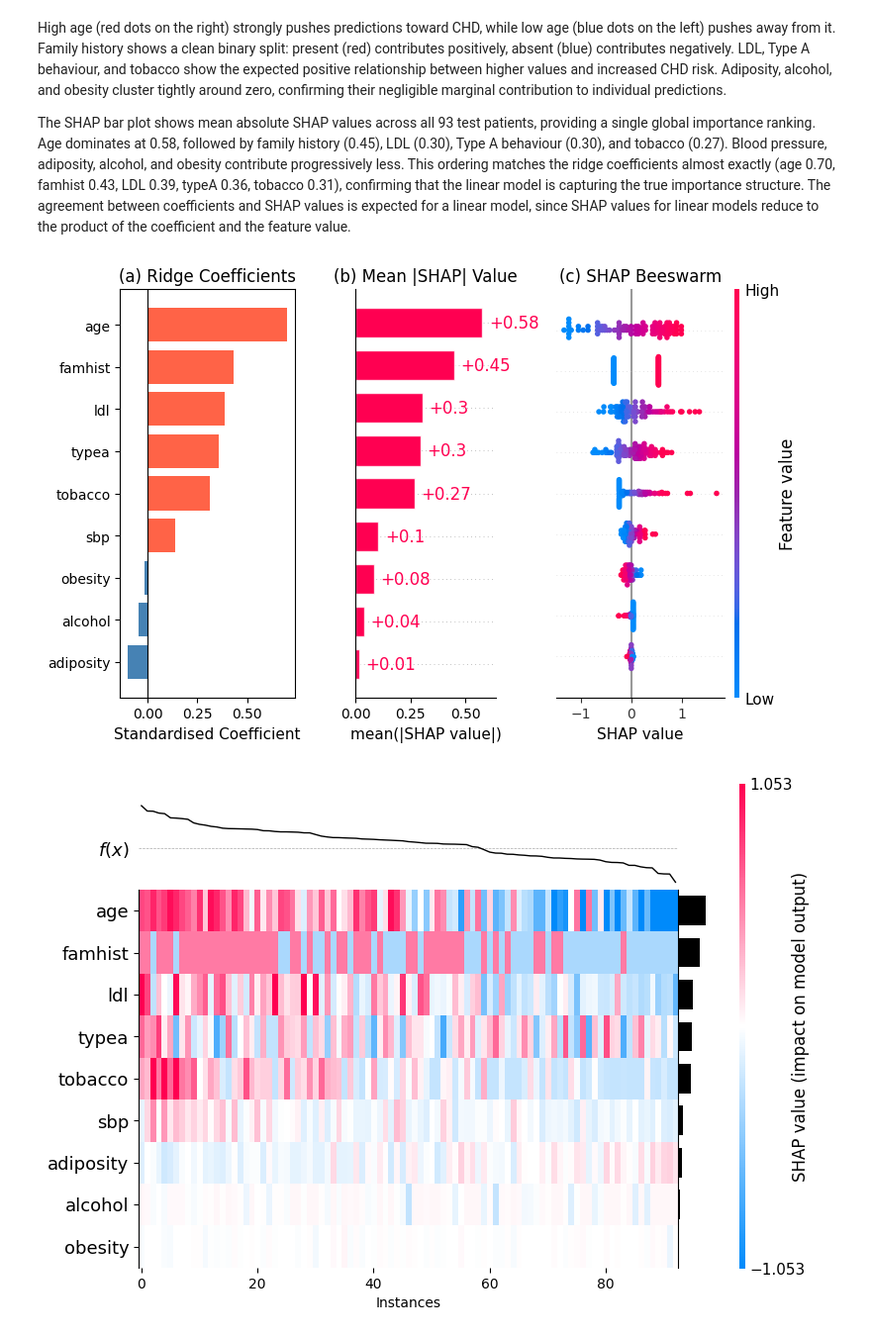
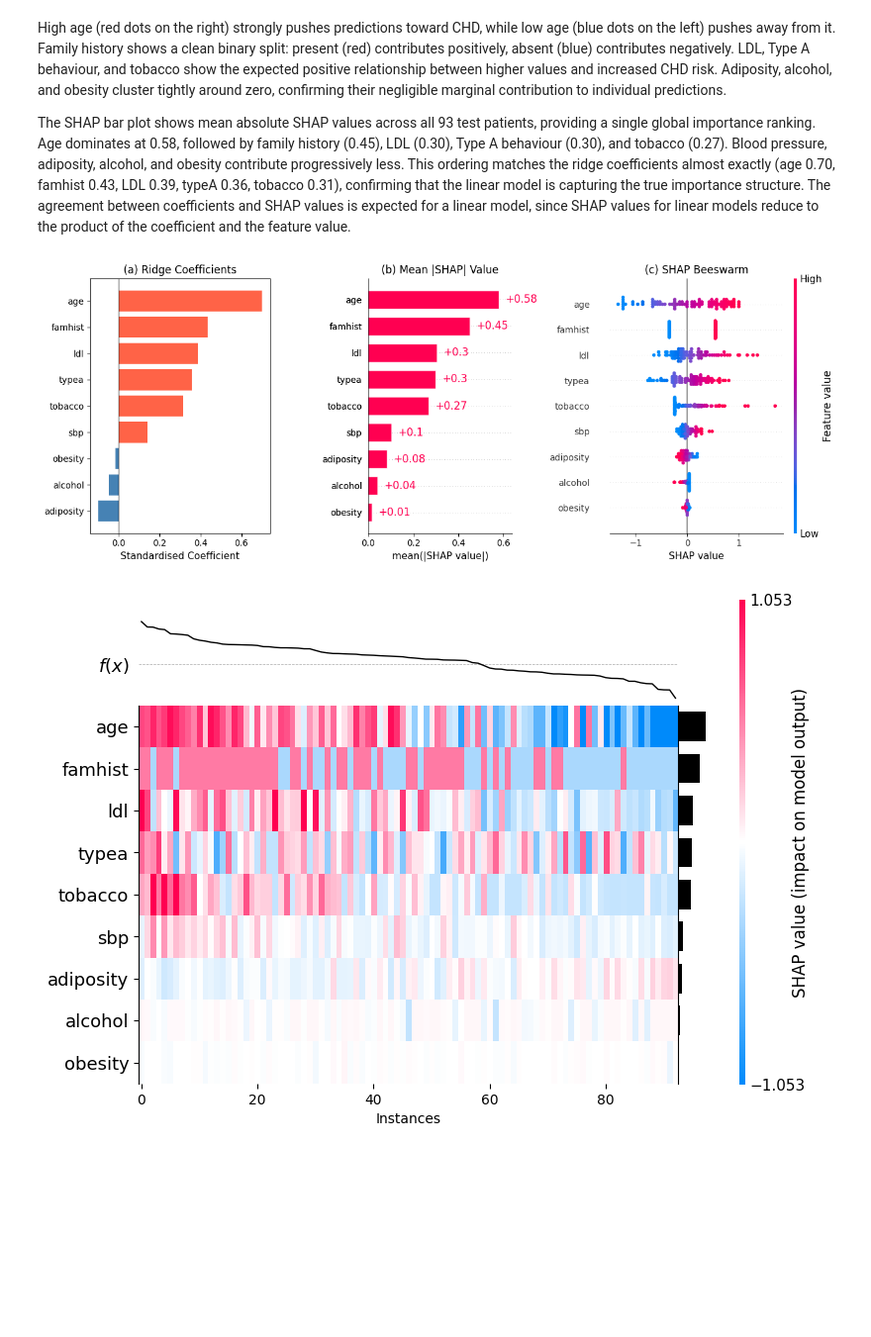
Before and after one commit to ytterbiu/SMM636-ML-a02-heart-disease, a Jupyter notebook: ml-smm636-a02-heart-disease.ipynb, the cells around one changed output. Shown at 99% size. Drawn from its saved outputs; the diff is of its cells as text; code cells hidden in the pictures; blank space fills up the shorter version.

Commit message:
Updates figures and phrasing throughout qmd.  Adds one additional (self) reference

```diff
--- a/ml-smm636-a02-heart-disease.ipynb
+++ b/ml-smm636-a02-heart-disease.ipynb
@@ -734,36 +739,38 @@ shap_vals = explainer(X_test_scaled)
 plt.sca(ax2)
 shap.plots.bar(shap_vals, show=False)
 ax2.set_title("(b) Mean |SHAP| Value")
-ax2.set_yticklabels([])  # remove y labels
+# ax2.set_yticklabels([])  # remove y labels
 ax2.set_ylabel("")
 
 # --- Right: SHAP beeswarm ---
 plt.sca(ax3)
 shap.summary_plot(
     shap_vals.values,
     X_test_scaled,
     feature_names=X.columns.tolist(),
     show=False,
 )
 ax3.set_title("(c) SHAP Beeswarm")
-ax3.set_yticklabels([])  # remove y labels
+# ax3.set_yticklabels([])  # remove y labels
 ax3.set_ylabel("")
 ax3.set_xlabel("SHAP value")  # replace verbose default label
 
 # --- Set same font sizes ---
 TICK_SIZE = 10
 LABEL_SIZE = 11
 TITLE_SIZE = 12
 for ax in (ax1, ax2, ax3):
     ax.tick_params(axis="both", labelsize=TICK_SIZE)
     ax.xaxis.label.set_size(LABEL_SIZE)
     ax.title.set_size(TITLE_SIZE)
 
+fig.set_size_inches(13, 5)
+
 plt.tight_layout()
 savefig("fig_ridge_coef_shap_bee")
 plt.show()
 # %% [output]
-[figure, old version]
+[figure, new version]
 # %%
 explanation = explainer(X_test_scaled)
 order = np.argsort(-explanation.values.sum(axis=1))
```
Also changed, not shown: parts of 4 cells of this notebook, 7 other files.
